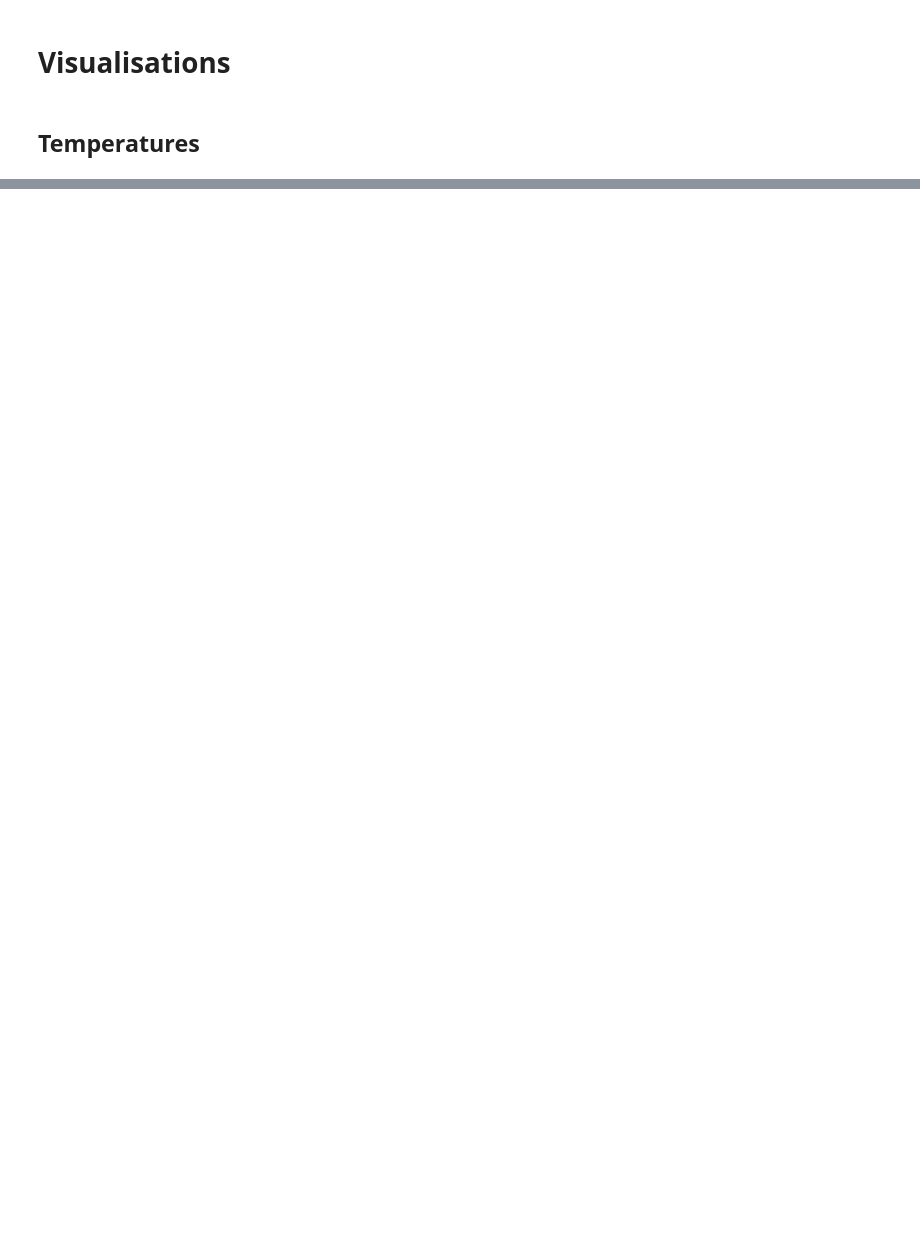
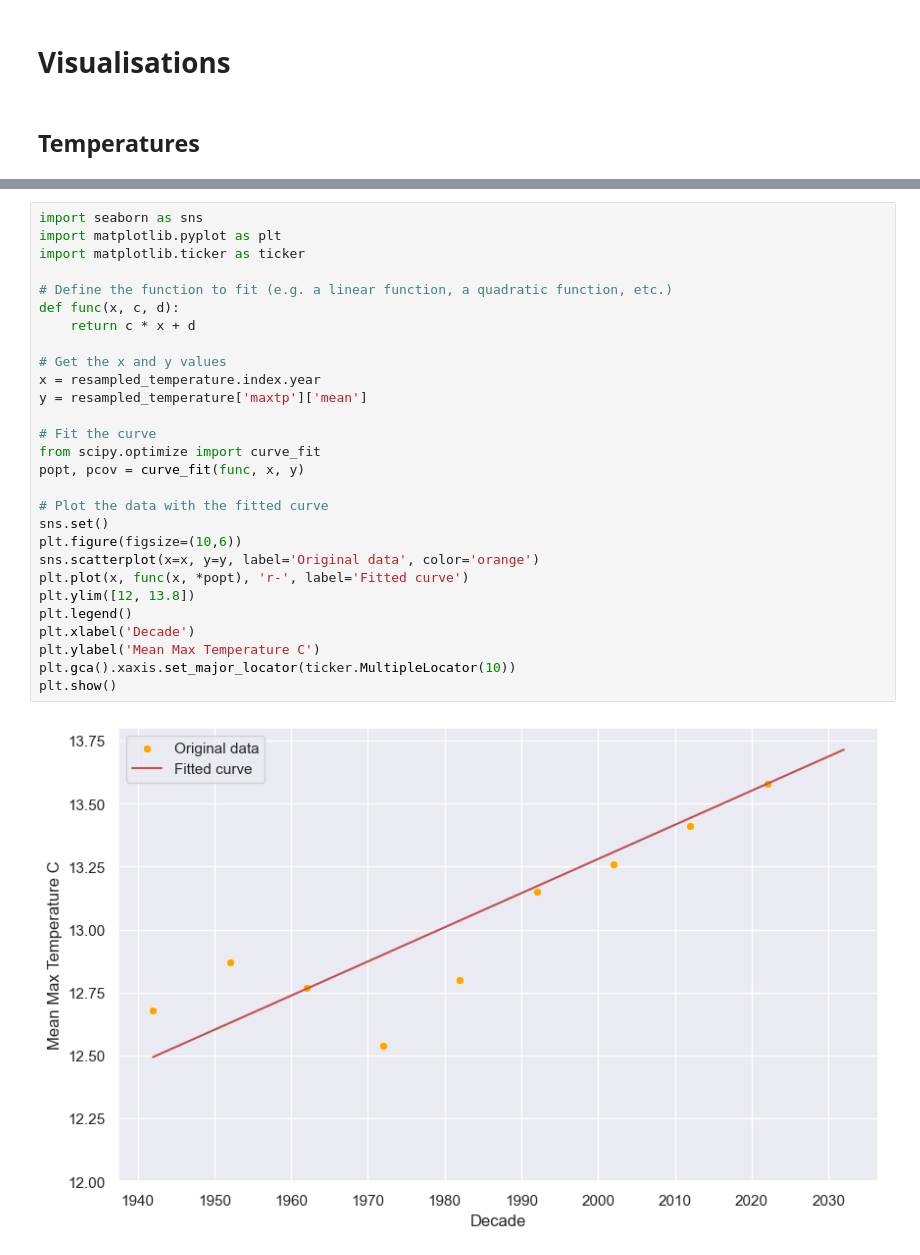
Before and after one commit to maanceto2/Dublin-Climate-Analysis, a Jupyter notebook: Notebooks/Dublin Airport Data.ipynb, the cells around one changed output, grey strips where cells are left out. Drawn from its saved outputs; the diff is of its cells as text; blank space fills up the shorter version.

```diff
--- a/Notebooks/Dublin Airport Data.ipynb
+++ b/Notebooks/Dublin Airport Data.ipynb
@@ -425,0 +1694,30 @@ dublin_daily[['maxtp', 'mintp', 'rain', 'wdsp', 'sun']].describe().round(2)
+# %%
+import seaborn as sns
+import matplotlib.pyplot as plt
+import matplotlib.ticker as ticker
+
+# Define the function to fit (e.g. a linear function, a quadratic function, etc.)
+def func(x, c, d):
+    return c * x + d
+
+# Get the x and y values
+x = resampled_temperature.index.year
+y = resampled_temperature['maxtp']['mean']
+
+# Fit the curve
+from scipy.optimize import curve_fit
+popt, pcov = curve_fit(func, x, y)
+
+# Plot the data with the fitted curve
+sns.set()
+plt.figure(figsize=(10,6))
+sns.scatterplot(x=x, y=y, label='Original data', color='orange')
+plt.plot(x, func(x, *popt), 'r-', label='Fitted curve')
+plt.ylim([12, 13.8])
+plt.legend()
+plt.xlabel('Decade')
+plt.ylabel('Mean Max Temperature C')
+plt.gca().xaxis.set_major_locator(ticker.MultipleLocator(10))
+plt.show()
+# %% [output]
+[figure, added]
```
Also changed, not shown: parts of 126 cells of this notebook, 27 other files.
